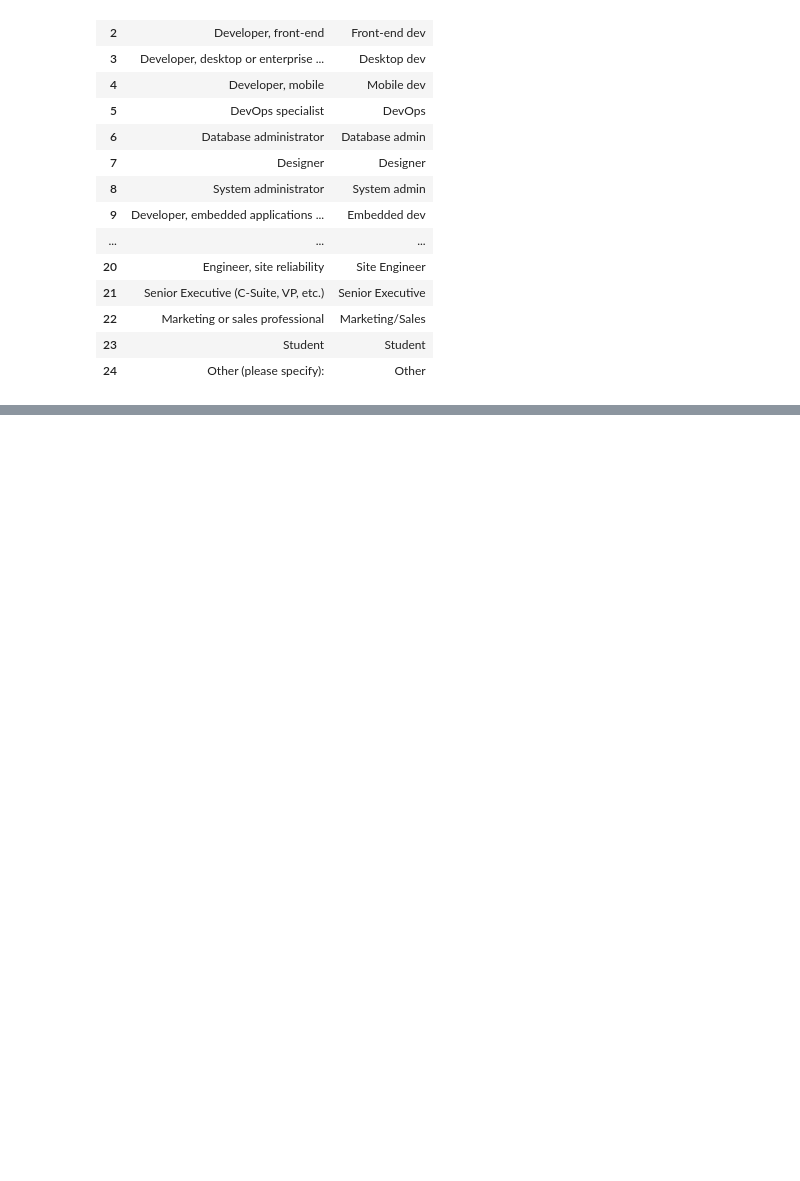
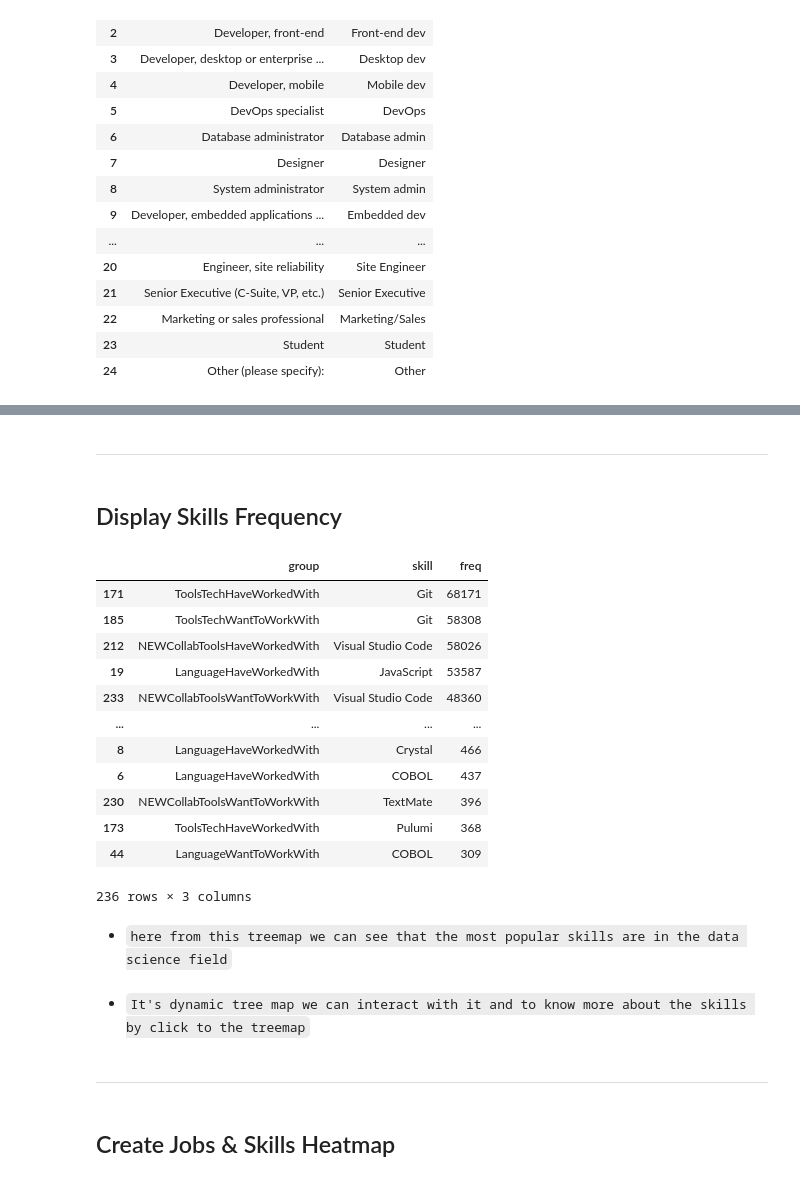
Before and after one commit to 0xnrous/e2e-MLops_project, a Jupyter notebook: notebooks/02_analytics.ipynb, the cells around one changed output, grey strips where cells are left out. Saved outputs shown, nothing was run; the diff lists cells and outputs as text; code cells hidden in the pictures; blank space fills up the shorter version.

```diff
--- a/notebooks/02_analytics.ipynb
+++ b/notebooks/02_analytics.ipynb
@@ -90,0 +169,24 @@ roles_names
+# %% [markdown]
+--------
+# %% [markdown]
+## Display Skills Frequency
+# %%
+# Calculate the sum for all cols except DevTypes
+skills_freq = df.copy().drop('DevType', axis = 1).sum().reset_index()
+skills_freq.columns = ['group' , 'skill' , 'freq']
+sorted_skills = skills_freq.sort_values('freq' ,ascending=False)
+sorted_skills
+# %% [output]
+|  | group | skill | freq |
+| 171 | ToolsTechHaveWorkedWith | Git | 68171 |
+| 185 | ToolsTechWantToWorkWith | Git | 58308 |
+| 212 | NEWCollabToolsHaveWorkedWith | Visual Studio Code | 58026 |
+| 19 | LanguageHaveWorkedWith | JavaScript | 53587 |
+| 233 | NEWCollabToolsWantToWorkWith | Visual Studio Code | 48360 |
+| ... | ... | ... | ... |
+| 8 | LanguageHaveWorkedWith | Crystal | 466 |
+| 6 | LanguageHaveWorkedWith | COBOL | 437 |
+| 230 | NEWCollabToolsWantToWorkWith | TextMate | 396 |
+| 173 | ToolsTechHaveWorkedWith | Pulumi | 368 |
+| 44 | LanguageWantToWorkWith | COBOL | 309 |
+236 rows × 3 columns
@@ -90,0 +201,8 @@ roles_names
+# %% [markdown]
+- `here from this treemap we can see that the most popular skills are in the data science field`
+# %% [markdown]
+- `It's dynamic tree map we can interact with it and to know more about the skills by click to the treemap`
+# %% [markdown]
+--------
+# %% [markdown]
+## Create Jobs & Skills Heatmap
```
Also changed, not shown: parts of 11 cells of this notebook.
